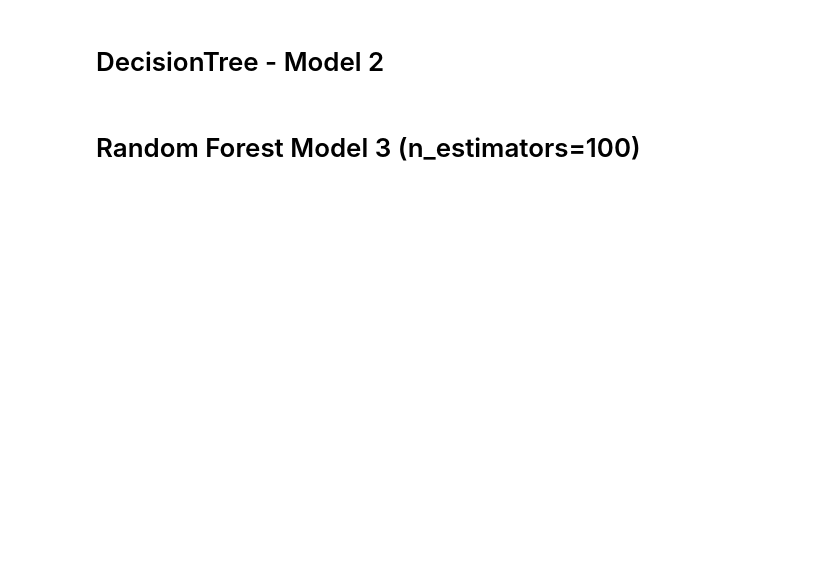
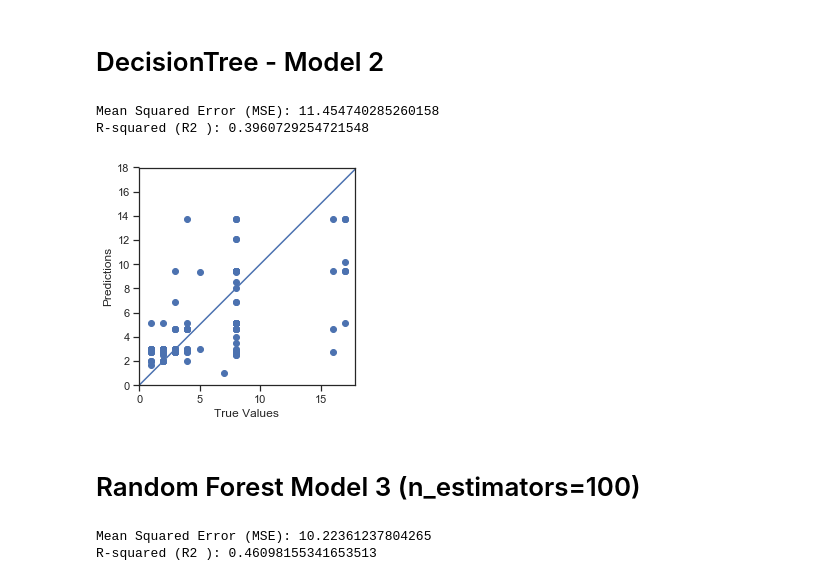
Before and after one commit to lsunl/project-LA, a Jupyter notebook: Regression Tutorial/Machine Learning Regression Tutorial .ipynb, the cells around one changed output. Saved outputs shown, nothing was run; the diff lists cells and outputs as text; code cells hidden in the pictures; blank space fills up the shorter version.

```diff
--- a/Regression Tutorial/Machine Learning Regression Tutorial .ipynb
+++ b/Regression Tutorial/Machine Learning Regression Tutorial .ipynb
@@ -279,26 +354,31 @@ from sklearn.ensemble import RandomForestClassifier
 # %% [markdown]
 # DecisionTree - Model 2
 # %%
-model2.fit(X_train, y_train)
+model2.fit(Xn_train, yn_train)
 
 # Use our model to predict a value
-y_predicted = model2.predict(X_test)
+yn2_predicted = model2.predict(Xn_test)
 
 # Score the prediction with mse and r2
-mse = mean_squared_error(y_test, y_predicted)
-r2 = r2_score(y_test, y_predicted)
+mse = mean_squared_error(yn_test, yn2_predicted)
+r2 = r2_score(yn_test, yn2_predicted)
 
 print(f"Mean Squared Error (MSE): {mse}")
 print(f"R-squared (R2 ): {r2}")
+# %% [output]
+Mean Squared Error (MSE): 11.454740285260158
+R-squared (R2 ): 0.3960729254721548
 # %%
 #Plot true values to predictions
-plt.scatter(y_test, y_predicted)
+plt.scatter(yn_test, yn2_predicted)
 plt.xlabel('True Values')
 plt.ylabel('Predictions')
 plt.axis('equal')
 plt.axis('square')
 plt.xlim([0,plt.xlim()[1]])
 plt.ylim([0,plt.ylim()[1]])
 _ = plt.plot([-100, 100], [-100, 100])
+# %% [output]
+[figure, added]
 # %% [markdown]
 # Random Forest Model 3 (n_estimators=100)
@@ -308,15 +385,17 @@ model3= RandomForestClassifier(n_estimators=100)
 # %%
-model3.fit(X_train, y_train)
-
+model3.fit(Xn_train, yn_train)
 
 # Use our model to predict a value
-y_predicted = model3.predict(X_test)
+yn3_predicted = model3.predict(Xn_test)
 
 # Score the prediction with mse and r2
-mse = mean_squared_error(y_test, y_predicted)
-r2 = r2_score(y_test, y_predicted)
+mse = mean_squared_error(yn_test, yn3_predicted)
+r2 = r2_score(yn_test, yn3_predicted)
 
 print(f"Mean Squared Error (MSE): {mse}")
 print(f"R-squared (R2 ): {r2}")
+# %% [output]
+Mean Squared Error (MSE): 10.22361237804265
+R-squared (R2 ): 0.46098155341653513
 # %%
 #Plot true values to predictions
```
Also changed, not shown: parts of 34 cells of this notebook, 1 other file.
